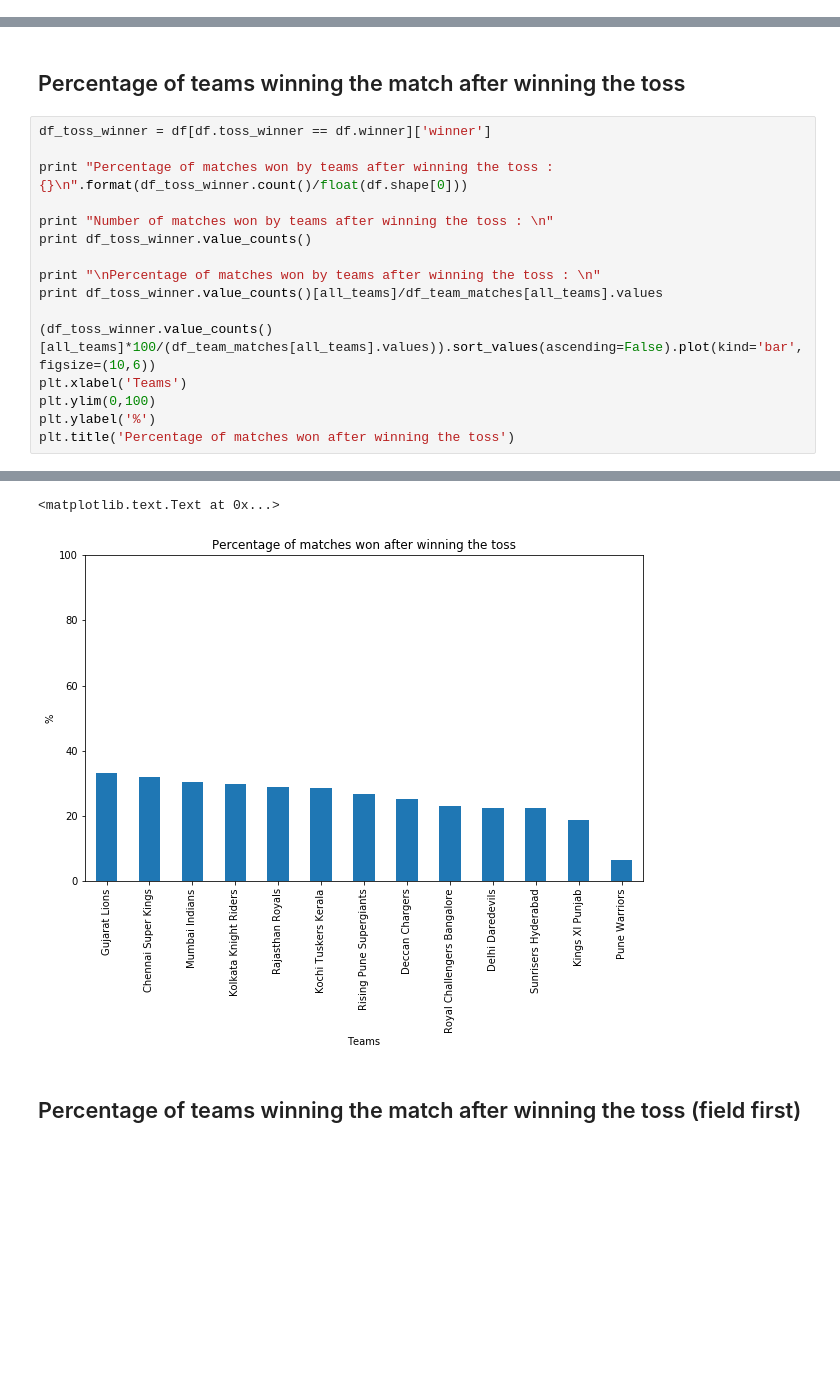
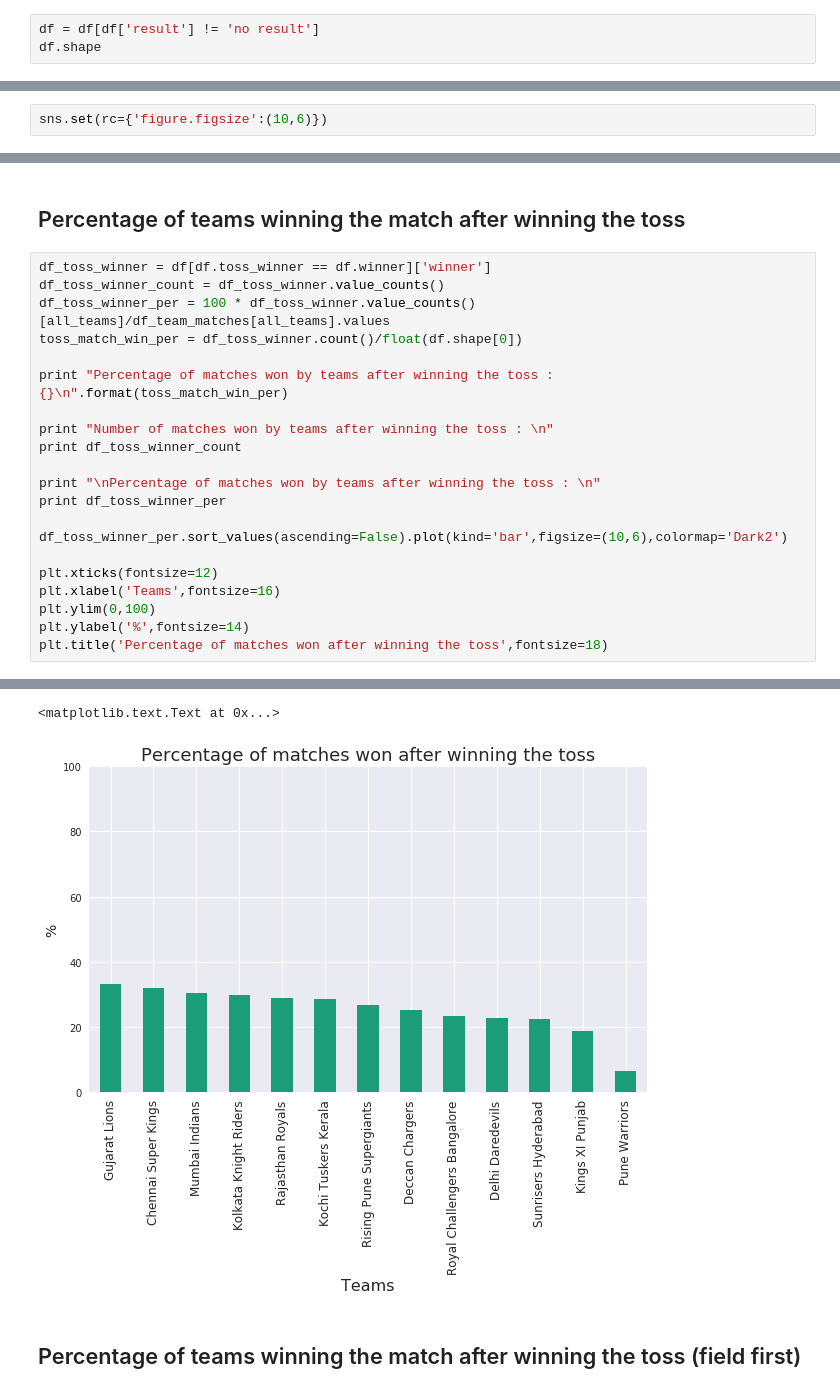
Before and after one commit to jaimink25/IndianPremierLeague, a Jupyter notebook: ipl_matches.ipynb, the cells around one changed output, grey strips where cells are left out. Cells and saved outputs as stored; diff of their text form; blank space fills up the shorter version.

```diff
--- a/ipl_matches.ipynb
+++ b/ipl_matches.ipynb
@@ -131,0 +143,3 @@ print all_stadium
+# %%
+df = df[df['result'] != 'no result']
+df.shape
@@ -131,0 +203,2 @@ print all_stadium
+# %%
+sns.set(rc={'figure.figsize':(10,6)})
@@ -196,18 +319,23 @@ Name: toss_winner, dtype: float64
 ## Percentage of teams winning the match after winning the toss
 # %%
 df_toss_winner = df[df.toss_winner == df.winner]['winner']
+df_toss_winner_count = df_toss_winner.value_counts()
+df_toss_winner_per = 100 * df_toss_winner.value_counts()[all_teams]/df_team_matches[all_teams].values
+toss_match_win_per = df_toss_winner.count()/float(df.shape[0])
 
-print "Percentage of matches won by teams after winning the toss : {}\n".format(df_toss_winner.count()/float(df.shape[0]))
+print "Percentage of matches won by teams after winning the toss : {}\n".format(toss_match_win_per)
 
 print "Number of matches won by teams after winning the toss : \n"
-print df_toss_winner.value_counts()
+print df_toss_winner_count
 
 print "\nPercentage of matches won by teams after winning the toss : \n"
-print df_toss_winner.value_counts()[all_teams]/df_team_matches[all_teams].values
+print df_toss_winner_per
 
-(df_toss_winner.value_counts()[all_teams]*100/(df_team_matches[all_teams].values)).sort_values(ascending=False).plot(kind='bar',figsize=(10,6))
-plt.xlabel('Teams')
+df_toss_winner_per.sort_values(ascending=False).plot(kind='bar',figsize=(10,6),colormap='Dark2')
+
+plt.xticks(fontsize=12)
+plt.xlabel('Teams',fontsize=16)
 plt.ylim(0,100)
-plt.ylabel('%')
-plt.title('Percentage of matches won after winning the toss')
+plt.ylabel('%',fontsize=14)
+plt.title('Percentage of matches won after winning the toss',fontsize=18)
 # %% [output]
@@ -230,6 +358,6 @@ Sunrisers Hyderabad            0.223684
 Name: winner, dtype: float64
 <matplotlib.text.Text at 0x...>
-[figure, old version]
+[figure, new version]
 # %% [markdown]
 ## Percentage of teams winning the match after winning the toss (field first)
 # %%
```
Also changed, not shown: parts of 28 cells of this notebook.
